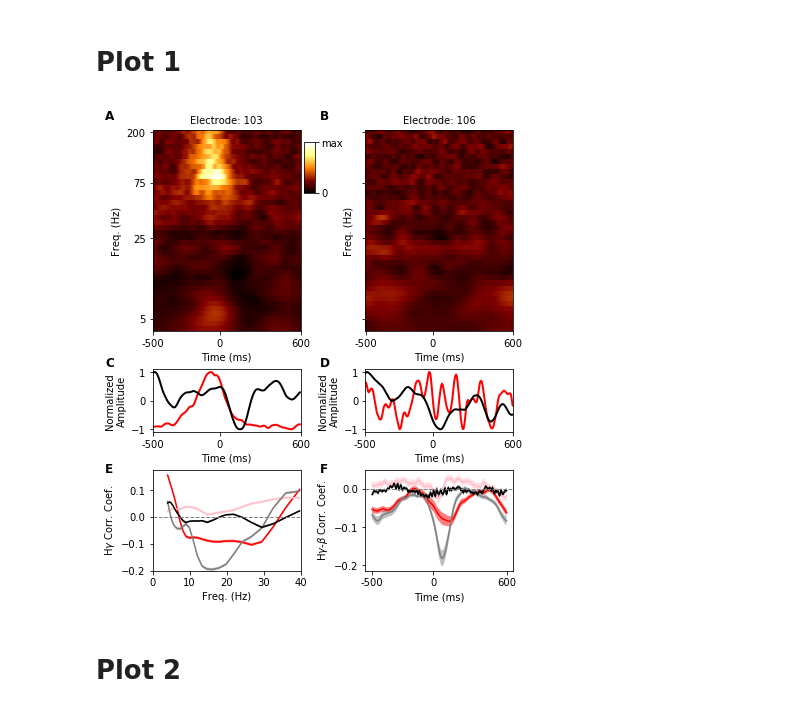
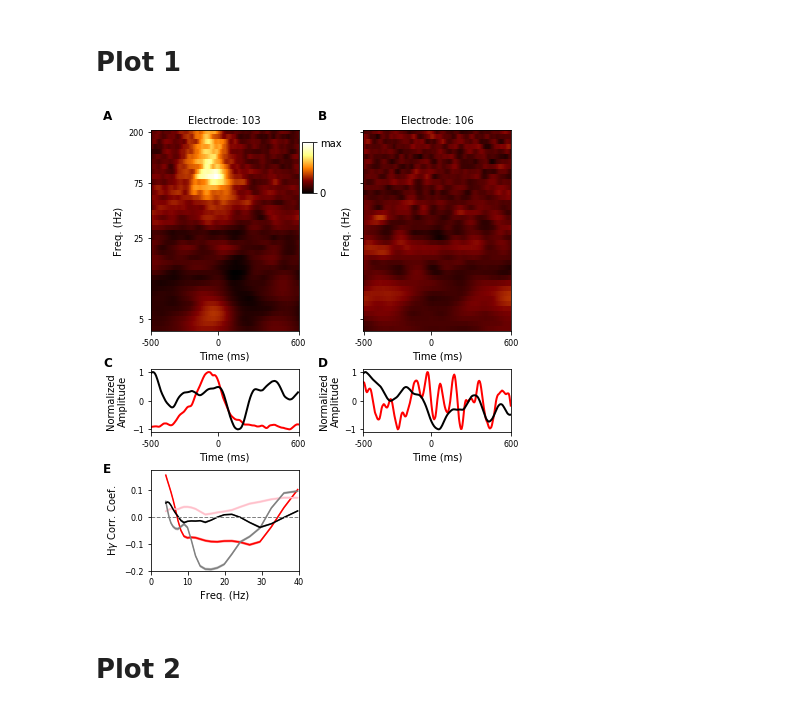
Before and after one commit to BouchardLab/cv_paper_plots, a Jupyter notebook: xfreq/xfreq_plots.ipynb, the cells around one changed output. Saved outputs shown, nothing was run; the diff lists cells and outputs as text; code cells hidden in the pictures.

```diff
--- a/xfreq/xfreq_plots.ipynb
+++ b/xfreq/xfreq_plots.ipynb
@@ -87,51 +87,51 @@ ax0 = f.add_axes([l_edge, r1_y, width, r1_height])
 ax1 = f.add_axes([c1_x, r1_y, width, r1_height])
 cax = f.add_axes([c1_x - .95 * h_gap, 1.5 * r1_y, .025, .1])
 
-r2_y = h2_gap + r3_height + b_edge
+r2_y =v2_gap + r3_height + b_edge
 ax2 = f.add_axes([l_edge, r2_y, width, r2_height])
 ax3 = f.add_axes([c1_x, r2_y, width, r2_height])
 
 r3_y = b_edge
 ax4 = f.add_axes([l_edge, r3_y, width, r3_height])
-ax5 = f.add_axes([c1_x, r3_y, width, r3_height])
+#ax5 = f.add_axes([c1_x, r3_y, width, r3_height])
 # %%
 reload(xfreq_analysis)
 subject = 'ec2'
 cv = 'gaa'
 ch = 103
 im = xfreq_analysis.plot_power(subject, ch, cv, [ax0, ax2], vmin=-0.725590412048, vmax=2.90856576009)
 
 c = f.colorbar(im, cax=cax)
 c.set_ticks([-0.725590412048, 2.90856576009])
 c.set_ticklabels([0, 'max'])
 
 ch = 106
 xfreq_analysis.plot_power(subject, ch, cv, [ax1, ax3], vmin=-0.725590412048, vmax=2.90856576009)
 ax1.set_yticklabels([])
 
 xfreq_analysis.plot_correlations(subjects, ax4, kind='freq')
 
-xfreq_analysis.plot_time_correlations(subjects, ax5)
+#xfreq_analysis.plot_time_correlations(subjects, ax5)
 
 
 x0 = .005
 y0 = .97
 x1 = .502
 y1 = .48
 y2 = .27
 
-f.text(x0, y0, 'A', fontsize=letter_fontsize, fontweight='bold')
-f.text(x1, y0, 'B', fontsize=letter_fontsize, fontweight='bold')
-f.text(x0, y1, 'C', fontsize=letter_fontsize, fontweight='bold')
-f.text(x1, y1, 'D', fontsize=letter_fontsize, fontweight='bold')
-f.text(x0, y2, 'E', fontsize=letter_fontsize, fontweight='bold')
-f.text(x1, y2, 'F', fontsize=letter_fontsize, fontweight='bold')
+f.text(x0, y0, 'A', **letter_fontstyle)
+f.text(x1, y0, 'B', **letter_fontstyle)
+f.text(x0, y1, 'C', **letter_fontstyle)
+f.text(x1, y1, 'D', **letter_fontstyle)
+f.text(x0, y2, 'E', **letter_fontstyle)
+#f.text(x1, y2, 'F', **letter_fontstyle)
 
 plt.savefig('/home/jesse/Downloads/xfreq1.pdf')
 
 plt.show()
 # %% [output]
-[figure, old version]
+[figure, new version]
 # %% [markdown]
 # Plot 2
 # %%
```
Also changed, not shown: parts of 3 cells of this notebook, 10 other files.
